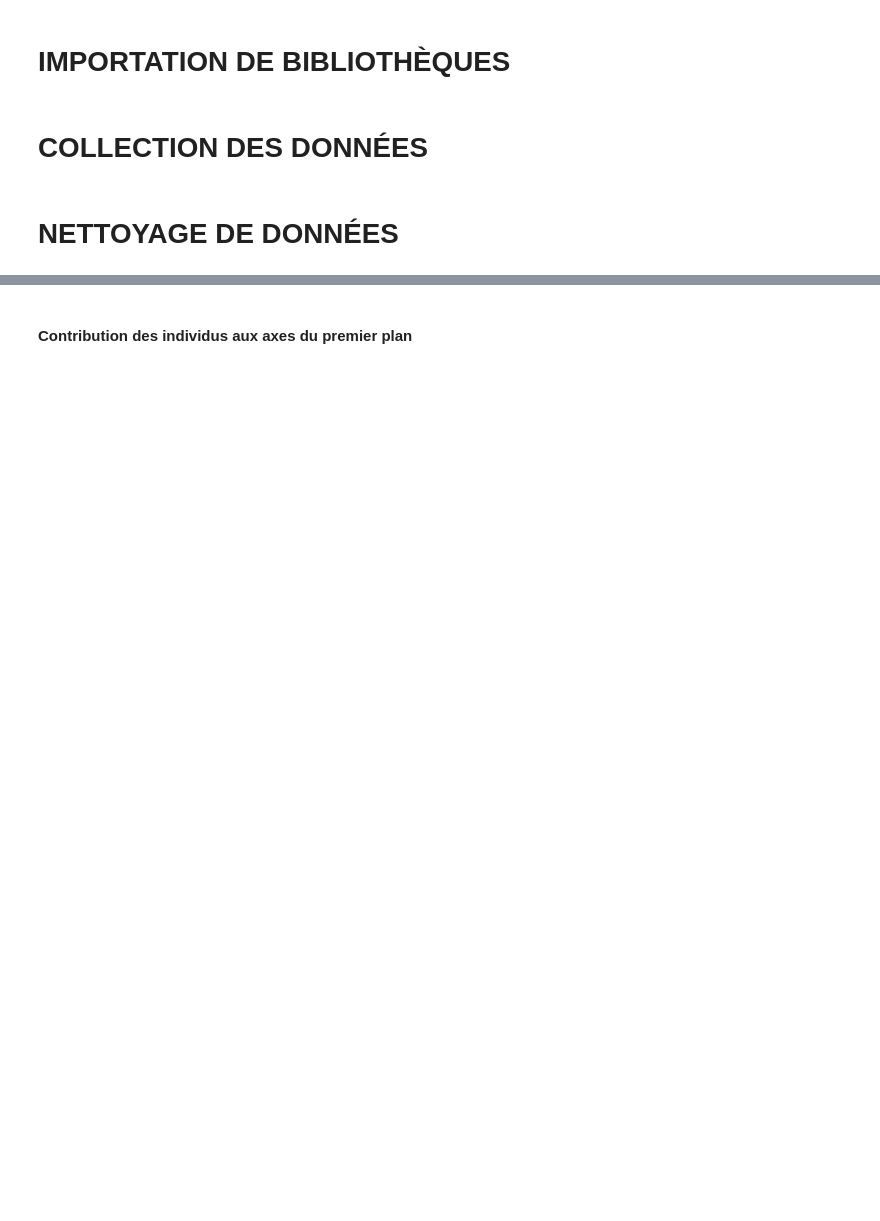
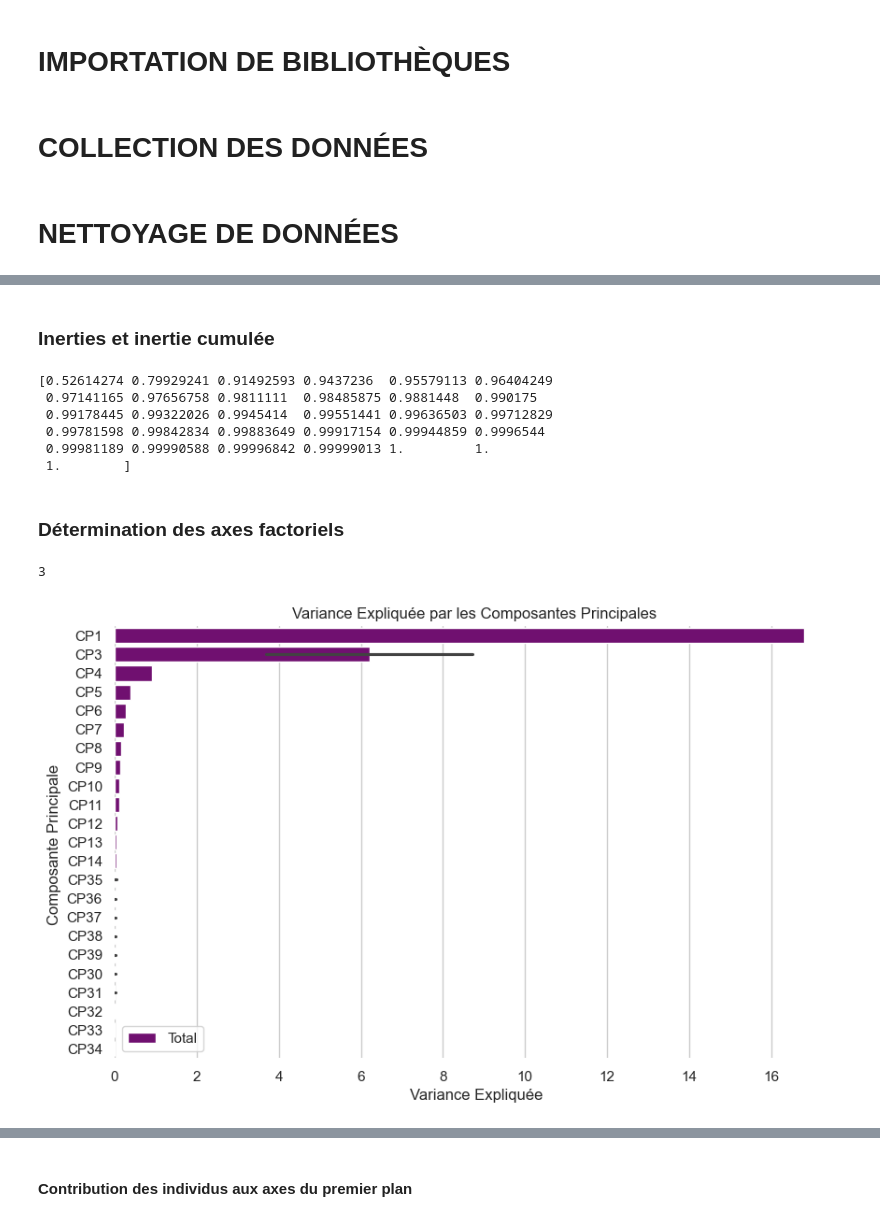
Before and after one commit to meriamebelaabdouli/ACP_Typologie_villes, a Jupyter notebook: projet.ipynb, the cells around one changed output, grey strips where cells are left out. Cells and saved outputs as stored; diff of their text form; code cells hidden in the pictures; blank space fills up the shorter version.

```diff
--- a/projet.ipynb
+++ b/projet.ipynb
@@ -311,0 +108,8 @@ df_ctr_ind[df_ctr_ind['d_i'] > df_ctr_ind.d_i.mean()]
+# %%
+#instanciation
+acp = PCA(svd_solver='full')
+#calculs
+coord = acp.fit_transform(m)
+print(coord)
+#nombre de composantes calculées
+print(acp.n_components_)
@@ -311,0 +133,56 @@ df_ctr_ind[df_ctr_ind['d_i'] > df_ctr_ind.d_i.mean()]
+# %%
+#les valeurs propres associées aux composantes principales
+val_p=acp.explained_variance_
+#les vecteurs propres
+vec_p = acp.components_
+# %% [markdown]
+<h3>Inerties et inertie cumulée</h3>
+# %%
+inertie_totale = np.sum(val_p)
+inertie_expliquée = val_p / inertie_totale
+inertie_cumulée = np.cumsum(inertie_expliquée)
+print(inertie_cumulée)
+# %% [output]
+[0.52614274 0.79929241 0.91492593 0.9437236  0.95579113 0.96404249
+ 0.97141165 0.97656758 0.9811111  0.98485875 0.9881448  0.990175
+ 0.99178445 0.99322026 0.9945414  0.99551441 0.99636503 0.99712829
+ 0.99781598 0.99842834 0.99883649 0.99917154 0.99944859 0.9996544
+ 0.99981189 0.99990588 0.99996842 0.99999013 1.         1.
+ 1.        ]
+# %% [markdown]
+<h3>Détermination des axes factoriels</h3>
+# %%
+# Liste des composantes principales
+list_acp = ["CP1","CP3","CP3","CP4","CP5","CP6","CP7","CP8","CP9","CP10","CP11","CP12","CP13","CP14","CP35","CP36", "CP37","CP38","CP39","CP30","CP31","CP32","CP33","CP34", "CP35","CP36","CP37","CP38","CP39","CP30","CP31"]
+df_acp = pd.DataFrame(list_acp, columns = ["ACP"])
+df_acp['explained_variance'] = val_p
+explained_variance_ratio = acp.explained_variance_ratio_
+cumulative_variance_ratio = np.cumsum(explained_variance_ratio)
+# Déterminer le nombre optimal de composantes (par exemple, 95% de variance expliquée)
+n_components = np.argmax(cumulative_variance_ratio >= 0.9) + 1
+n_components
+# %% [output]
+3
+# %%
+#Définir le style du fond
+sns.set(style="whitegrid")
+
+# Initialiser le graphique matplotlib
+plt.figure(figsize=(10, 6))
+
+# Utiliser un barplot horizontal
+bar_plot = sns.barplot(x='explained_variance', y="ACP", data=df_acp,
+                       label="Total", color="purple")
+
+# Ajouter une touche esthétique
+sns.despine(left=True, bottom=True)
+
+# Ajouter des titres et des étiquettes
+plt.title('Variance Expliquée par les Composantes Principales ')
+plt.xlabel('Variance Expliquée')
+plt.ylabel('Composante Principale ')
+
+# Afficher le graphique
+plt.show()
+# %% [output]
+[figure, added]
```
Also changed, not shown: parts of 86 cells of this notebook.
